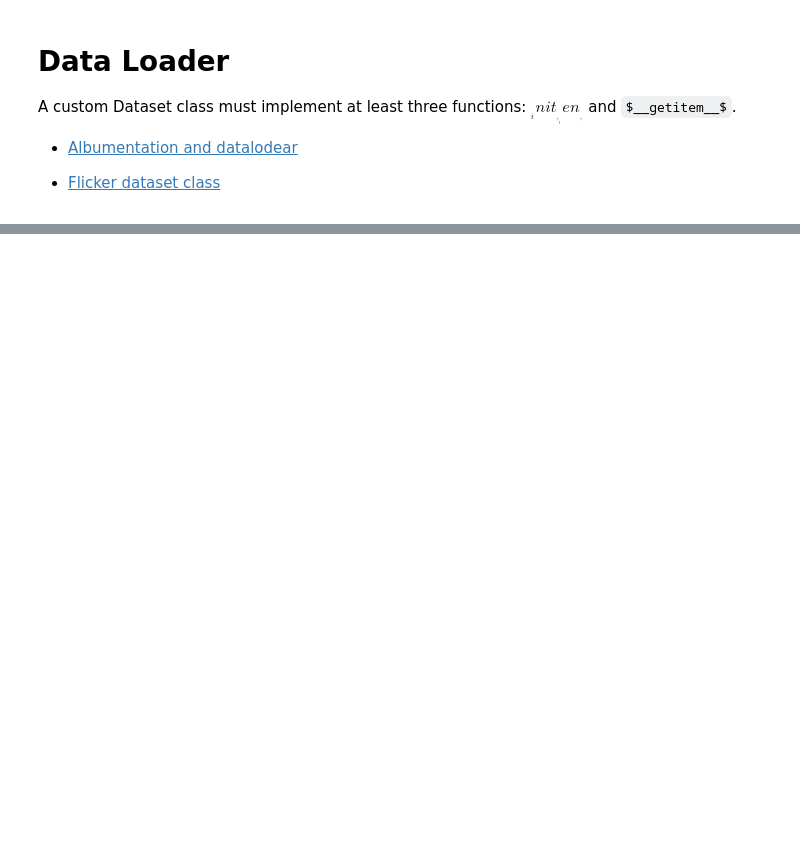
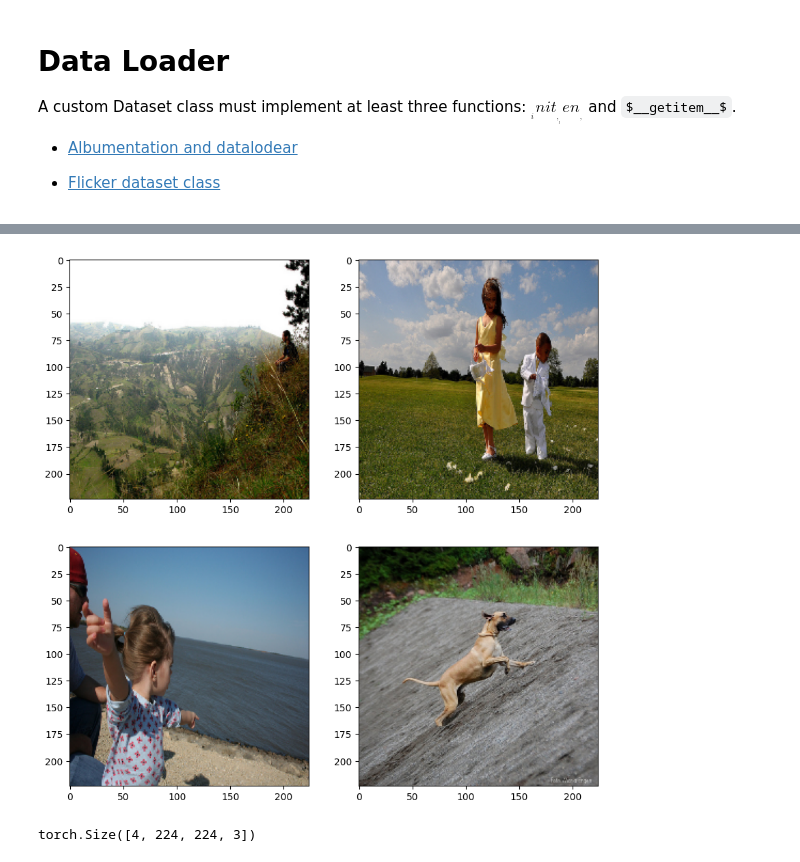
Before and after one commit to mahdisabetkish/Vision2Words, a Jupyter notebook: Flicker8k.ipynb, the cells around one changed output, grey strips where cells are left out. Drawn from its saved outputs; the diff is of its cells as text; code cells hidden in the pictures; some formulas as TeX source; blank space fills up the shorter version.

```diff
--- a/Flicker8k.ipynb
+++ b/Flicker8k.ipynb
@@ -168,0 +153,11 @@ tensor([], dtype=torch.int64)
+# %%
+plt.figure(figsize=(10, 10))
+for i in range(batch_size):
+  plt.subplot(2, 2, i+1)
+  plt.imshow(images[i])
+# %% [output]
+[figure, added]
+# %%
+images.shape #------> (batch_size, 224, 224, 3)
+# %% [output]
+torch.Size([4, 224, 224, 3])
```
Also changed, not shown: parts of 6 cells of this notebook.
